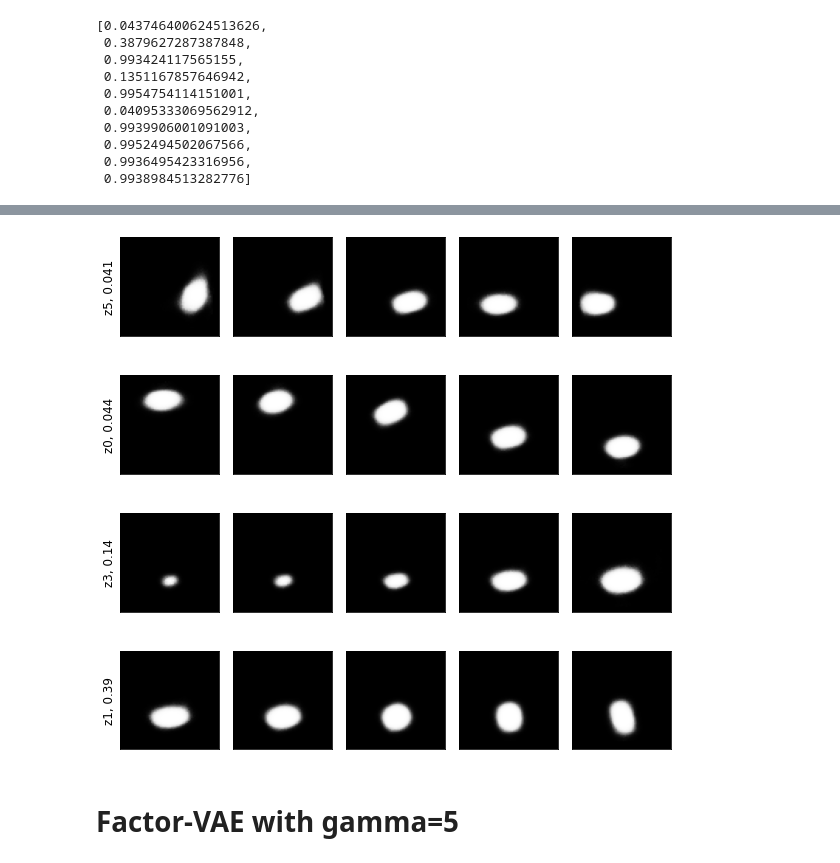
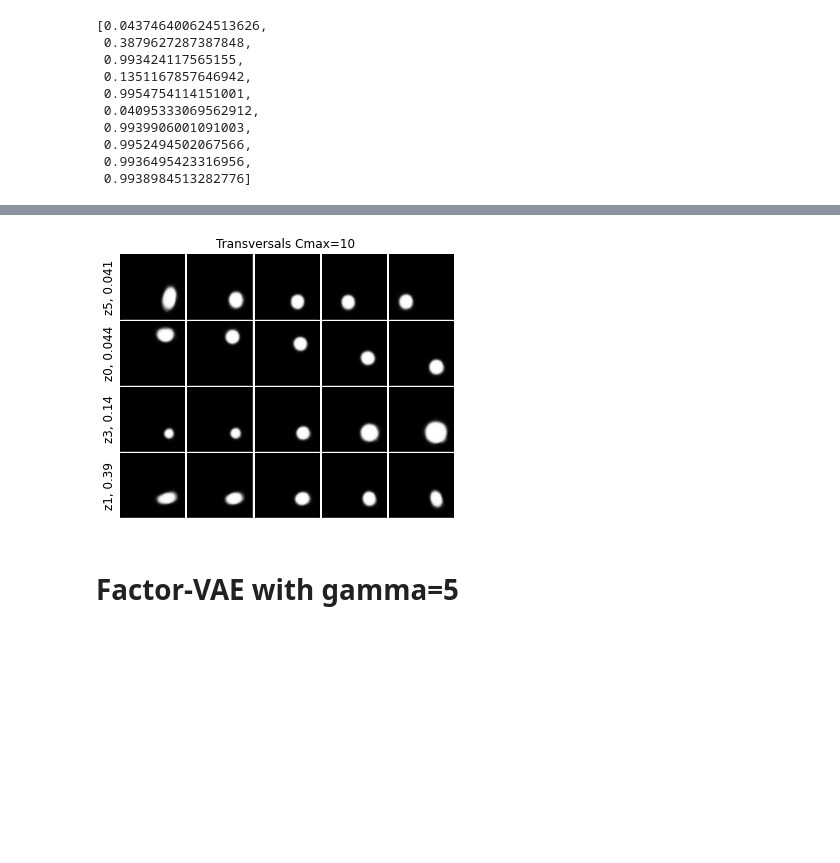
Before and after one commit to hzzhyj/atml, a Jupyter notebook: experiments/plotting/latent_plots.ipynb, the cells around one changed output, grey strips where cells are left out. Saved outputs shown, nothing was run; the diff lists cells and outputs as text; code cells hidden in the pictures; blank space fills up the shorter version.

```diff
--- a/experiments/plotting/latent_plots.ipynb
+++ b/experiments/plotting/latent_plots.ipynb
@@ -92,3 +84,22 @@ def latent_transversal_plot(model, image, stds, figsize=(8,8)):
+# %%
+def latent_transversal_plot(model, image, stds, title, wspace, hspace, figsize=(8,8),):
+    transversals = latent_transversal_used_latents(model, image, stds)
+    transversals.sort(key=lambda x: x[1])
+    rows = ['z{0}, {1:.2}'.format(transversal[0], transversal[1]) for transversal in transversals]
+    fig, axes = plt.subplots(nrows=len(transversals), ncols=5, figsize=figsize)
+
+    for i, row in enumerate(axes):
+        for j, col in enumerate(row):
+            col.imshow(torch.sigmoid(transversals[i][2][j].detach()).view(64,64), cmap='Greys_r')
+            col.set_yticks([])
+            col.set_xticks([])
+    plt.tight_layout()
+
+    for ax, row in zip(axes[:,0], rows):
+        ax.set_ylabel(row, size='large')
+    plt.suptitle(title, y=1.02)
+    plt.subplots_adjust(wspace=wspace, hspace=hspace)
+    plt.show()
 # %%
 index = np.random.randint(0, len(dataset))
 original = dataset[index].float()
@@ -194,9 +223,9 @@ latent_transversal_plot(model_beta4, original, latent_gaussian_std_beta4, figsiz
 # %% [markdown]
 # Control-VAE with C=10
 # %%
-model = torch.load("../trained_models/controlvae_epoch50_lr1e2_Cmax10.dat")
-model.cpu()
-model.eval()
+model_c10 = torch.load("../trained_models/controlvae_epoch50_lr1e2_Cmax10.dat")
+model_c10.cpu()
+model_c10.eval()
 # %% [output]
 ControlVAEDSprites(
   (encoder): Sequential(
@@ -233,4 +262,15 @@ latent_gaussian_std
  0.9952494502067566,
  0.9936495423316956,
  0.9938984513282776]
+# %%
+latent_gaussian_std_c10 = [0.043746400624513626,
+                             0.3879627287387848,
+                             0.993424117565155,
+                             0.1351167857646942,
+                             0.9954754114151001,
+                             0.04095333069562912,
+                             0.9939906001091003,
+                             0.9952494502067566,
+                             0.9936495423316956,
+                             0.9938984513282776]
 # %%
@@ -242,7 +280,10 @@ plt.show()
 # %%
-latent_transversal_plot(model, original, latent_gaussian_std, figsize=(8, 8))
+latent_transversal_plot(model_c10, original, latent_gaussian_std_c10,
+                        'Transversals Cmax=10',
+                        0.01, 0.03,
+                        figsize=(5,4))
 # %% [output]
-[figure, old version]
+[figure, new version]
 # %% [markdown]
 # Factor-VAE with gamma=5
 # %%
```
Also changed, not shown: parts of 22 cells of this notebook.
